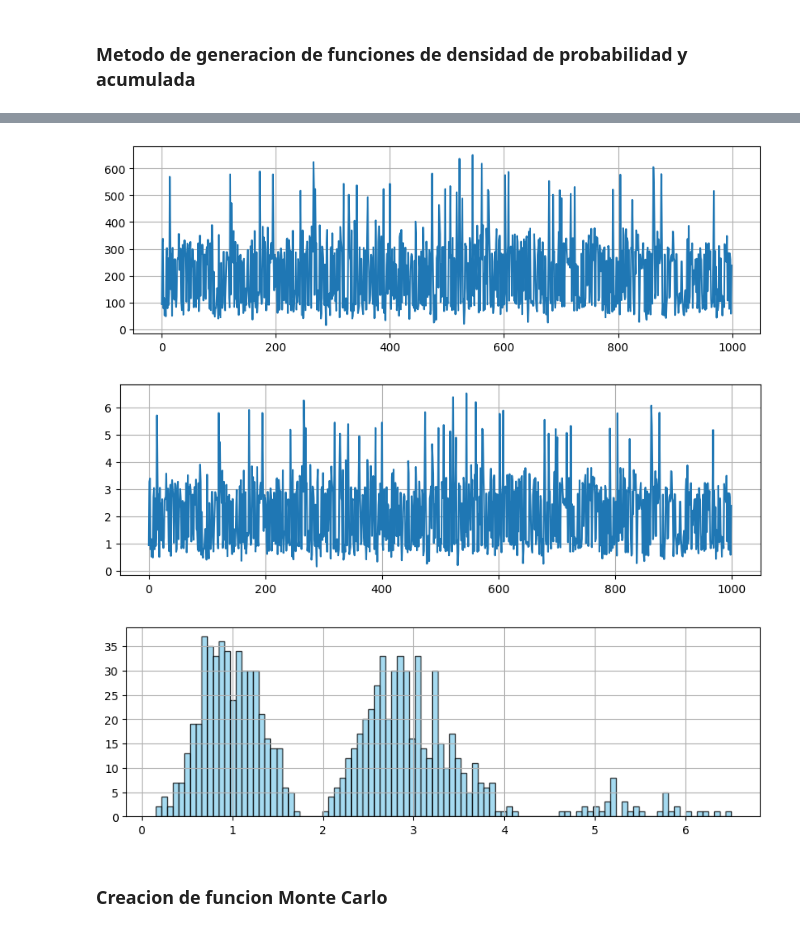
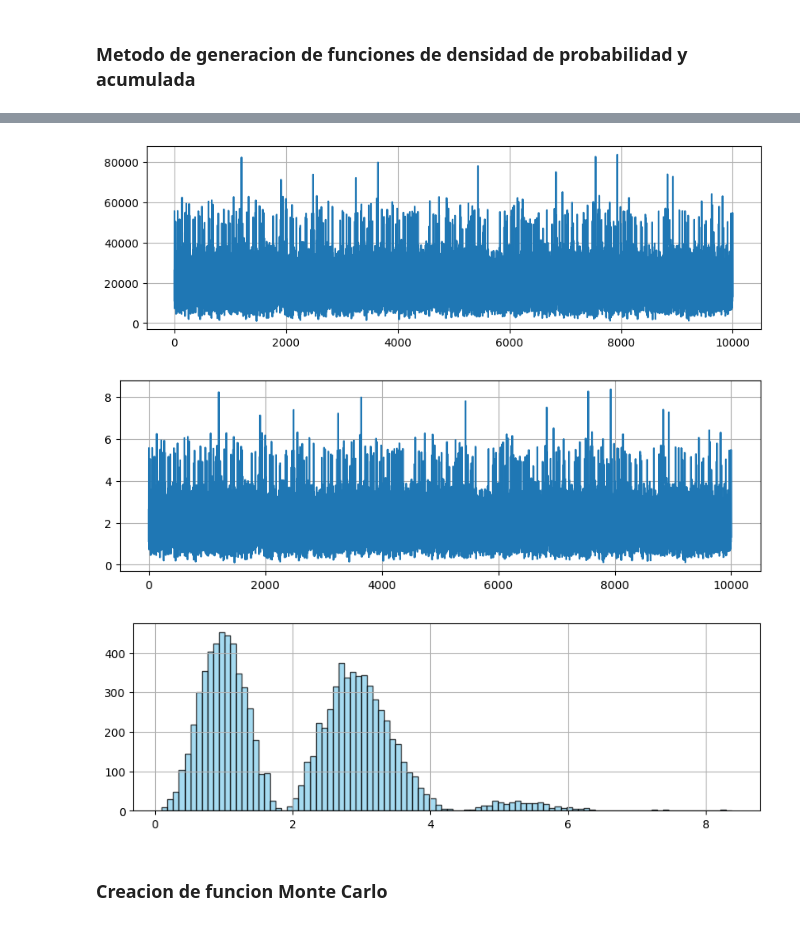
Before and after one commit to fabioc9675/TrapezoidalShaper_Prj, a Jupyter notebook: Notebooks/distributionEvent.ipynb, the cells around one changed output, grey strips where cells are left out. Drawn from its saved outputs; the diff is of its cells as text; code cells hidden in the pictures.

```diff
--- a/Notebooks/distributionEvent.ipynb
+++ b/Notebooks/distributionEvent.ipynb
@@ -47,7 +48,7 @@ sigma_gauss = 5
 ### Metodo de generacion de funciones de densidad de probabilidad y acumulada
 # %%
 # Generar la función de densidad de probabilidad (PDF) senoidal
-x = np.linspace(0, 2 * np.pi, 1000)  # Rango de valores
+x = np.linspace(0, 2 * np.pi, 100000)  # Rango de valores
 pdf_senoidal = np.abs(np.sin(4 * x) + 1) * x**3 *np.exp(-3*x)  # PDF senoidal
 
 # Normalizar la PDF para que su área sea 1 (función de densidad de probabilidad válida)
@@ -85,6 +86,6 @@ plt.show()
 # %%
 # Generar muestras aleatorias en el intervalo [0, 1] para la CDF
-uniform_samples = np.random.uniform(0, 1, 1000)
+uniform_samples = np.random.uniform(0, 1, 10000)
 
 # Graficar PDF y CDF
 plt.figure(figsize=(10, 3))
@@ -105,20 +106,20 @@ plt.figure(figsize=(10, 3))
 plt.plot(indices)
 plt.grid()
 # %% [output]
-[figure, old version]
+[figure, new version]
 # %%
 # Mapear los índices a las energías
-energy_values = np.linspace(0, 10, 1000)
+energy_values = np.linspace(0, 10, 100000)
 samples = energy_values[indices]
 
 # Graficar PDF y CDF
 plt.figure(figsize=(10, 3))
 
 # Gráfico de la PDF
 plt.plot(samples)
 plt.grid()
 # %% [output]
-[figure, old version]
+[figure, new version]
 # %%
 plt.figure(figsize=(10, 3))
 
@@ -126,6 +127,6 @@ plt.hist(samples, bins=100, alpha=0.75, edgecolor='black', color='skyblue')
 plt.grid()
 plt.show()
 # %% [output]
-[figure, old version]
+[figure, new version]
 # %% [markdown]
 ### Creacion de funcion Monte Carlo
```
Also changed, not shown: parts of 11 cells of this notebook, 17 other files.
